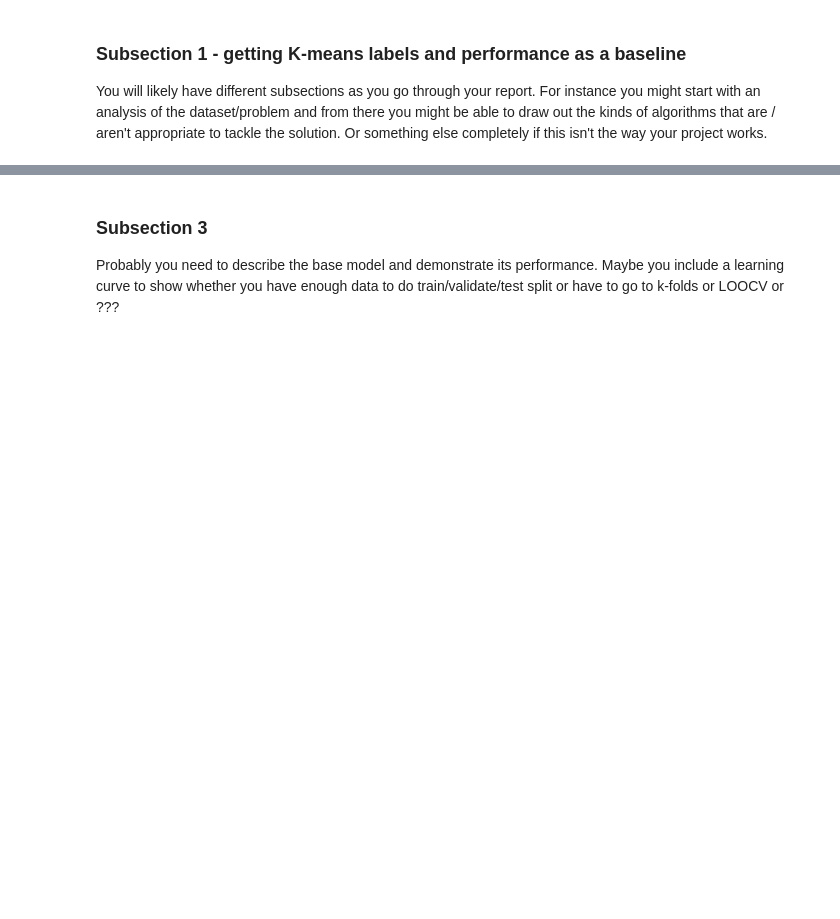
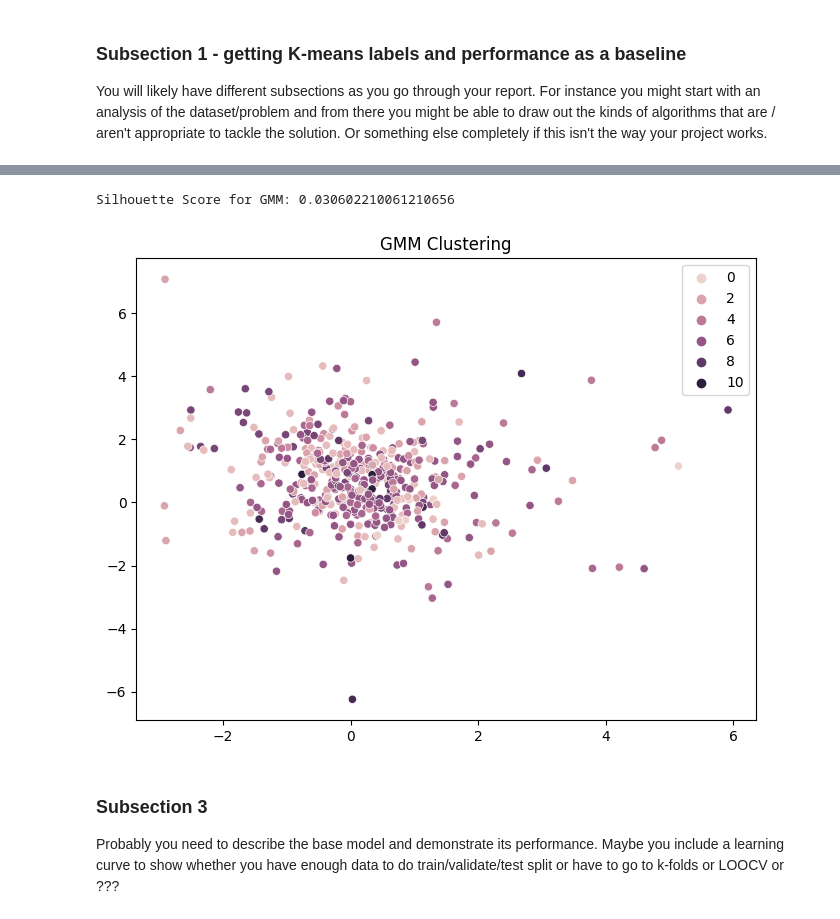
Before and after one commit to helclp/Stock_Volatility_ML_study, a Jupyter notebook: FinalProject_groupXXX.ipynb, the cells around one changed output, grey strips where cells are left out. Saved outputs shown, nothing was run; the diff lists cells and outputs as text; code cells hidden in the pictures; blank space fills up the shorter version.

```diff
--- a/FinalProject_groupXXX.ipynb
+++ b/FinalProject_groupXXX.ipynb
@@ -178,2 +198,11 @@ final_df
 
 Another likely section is if you are doing any feature selection through cross-validation or hand-design/validation of features/transformations of the data
+# %%
+gmm = GaussianMixture(n_components=11)
+
+gmm.fit(data_array)
+
+gmm_cluster_labels = gmm.predict(data_array)
+
+final_df['GMM label'] = gmm_cluster_labels
+final_df
@@ -180,3 +224,17 @@ Another likely section is if you are doing any feature selection through cross-v
+# %%
+silhouette_score_gmm = silhouette_score(data_array, gmm_cluster_labels)
+
+# Print the silhouette score
+print("Silhouette Score for GMM:", silhouette_score_gmm)
+# %% [output]
+Silhouette Score for GMM: 0.030602210061210656
+# %%
+plt.figure(figsize=(8, 6))
+sns.scatterplot(x=data_array[:, 0], y=data_array[:, 1], hue=gmm_cluster_labels)
+plt.title('GMM Clustering')
+plt.show()
+# %% [output]
+[figure, added]
 # %% [markdown]
 ### Subsection 3
 
```
Also changed, not shown: parts of 6 cells of this notebook, 1 other file.
